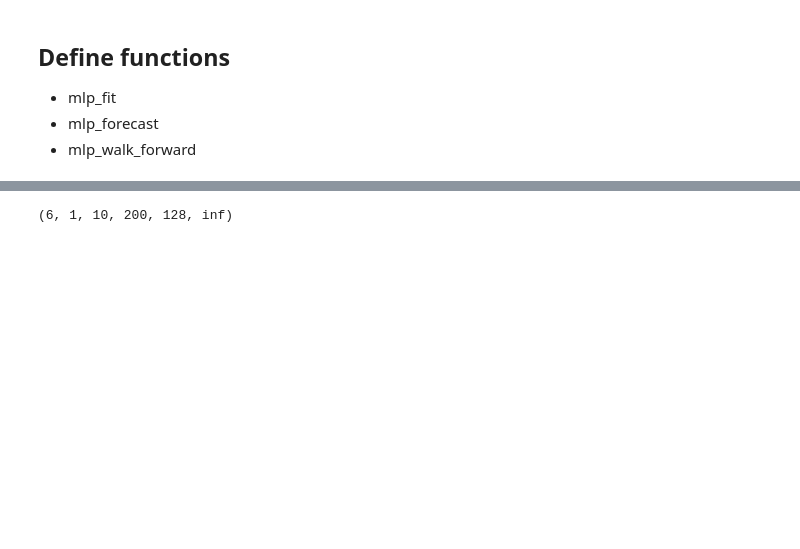
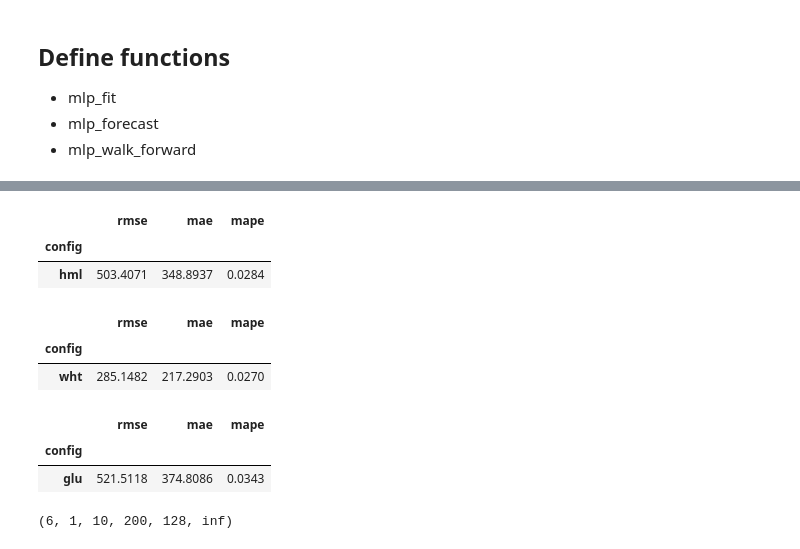
Before and after one commit to piyayut-ch/pricefcast, a Jupyter notebook: notebook/4_mlp.ipynb, the cells around one changed output, grey strips where cells are left out. Saved outputs shown, nothing was run; the diff lists cells and outputs as text; code cells hidden in the pictures; blank space fills up the shorter version.

```diff
--- a/notebook/4_mlp.ipynb
+++ b/notebook/4_mlp.ipynb
@@ -52,3 +213,21 @@ for price in prices:
+# %%
+model_measure(hml, hml.mlp_yhat, ['hml'])
+# %% [output]
+|  | rmse | mae | mape |
+| config |  |  |  |
+| hml | 503.4071 | 348.8937 | 0.0284 |
+# %%
+model_measure(wht, wht.mlp_yhat, ['wht'])
+# %% [output]
+|  | rmse | mae | mape |
+| config |  |  |  |
+| wht | 285.1482 | 217.2903 | 0.0270 |
+# %%
+model_measure(glu, glu.mlp_yhat, ['glu'])
+# %% [output]
+|  | rmse | mae | mape |
+| config |  |  |  |
+| glu | 521.5118 | 374.8086 | 0.0343 |
 # %%
 def mlp_fit(data, config, n_forecast=4, search_mode=False):
 
```
Also changed, not shown: parts of 21 cells of this notebook, 12 other files.
